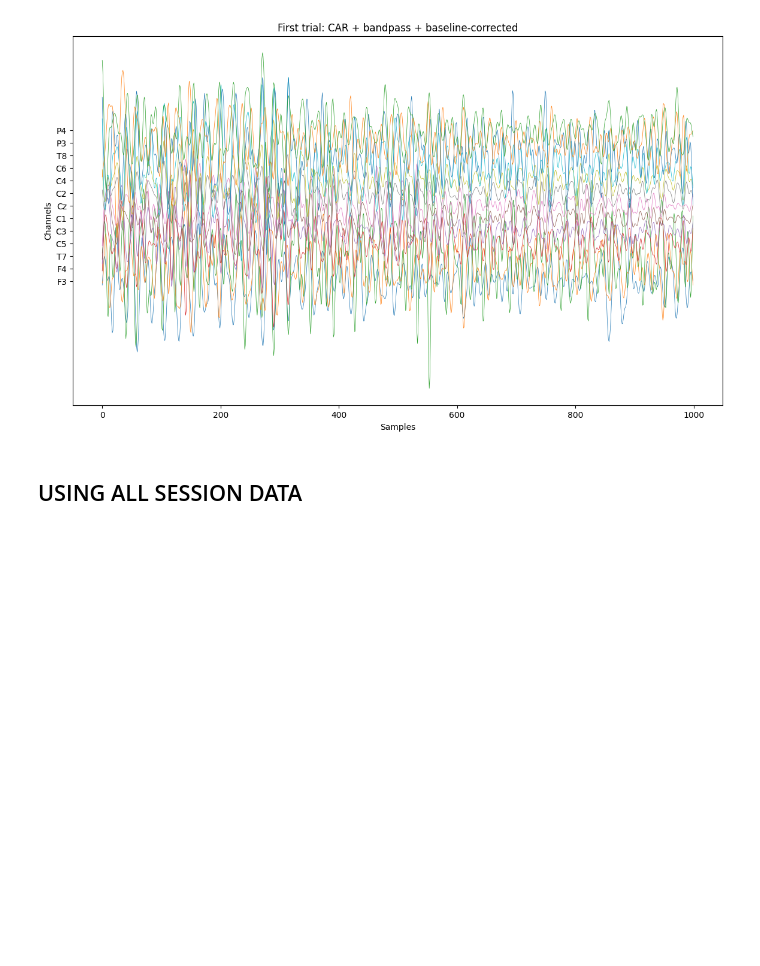
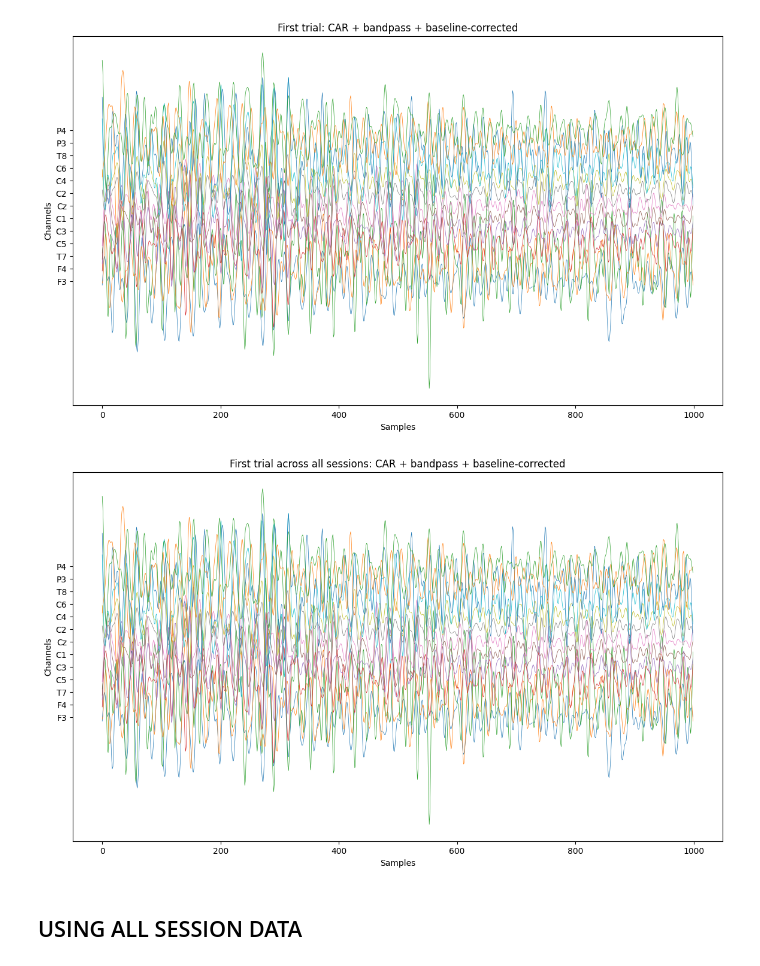
Before and after one commit to kkipngenokoech/MI, a Jupyter notebook: data_preprocessing.ipynb, the cells around one changed output. Drawn from its saved outputs; the diff is of its cells as text; code cells hidden in the pictures; blank space fills up the shorter version.

```diff
--- a/data_preprocessing.ipynb
+++ b/data_preprocessing.ipynb
@@ -208,6 +208,100 @@ plt.title("First trial: CAR + bandpass + baseline-corrected")
 plt.show()
 # %% [output]
 [figure]
+# %%
+import os
+import numpy as np
+import scipy.io as sio
+from scipy.signal import butter, filtfilt
+import matplotlib.pyplot as plt
+
+data_dirs = ["Session1", "Session2"]
+downsample = 4
+lowcut = 8
+highcut = 30
+baseline_window = (-2, 0)
+epoch_window = (-2, 2)
+
+active_labels = [
+    'F3','F4','Fc5','Fc3','Fc1','Fcz','Fc2','Fc4','Fc6',
+    'T7','C5','C3','C1','Cz','C2','C4','C6','T8',
+    'Cp5','Cp3','Cp1','Cpz','Cp2','Cp4','Cp6','P3','P4'
+]
+
+def bandpass(data, low, high, fs, order=4):
+    b, a = butter(order, [low/(fs/2), high/(fs/2)], btype='band')
+    return filtfilt(b, a, data, axis=1)
+
+all_epochs = []
+all_labels = []
+
+for data_dir in data_dirs:
+    files = sorted([f for f in os.listdir(data_dir) if f.endswith(".mat")])
+
+    for f in files:
+        matfile = os.path.join(data_dir, f)
+        run = sio.loadmat(matfile)["runData"][0, 0]
+
+        fs = int(run["fs"][0, 0])
+        X = run["allData"]
+        labels_array = run["label"]
+        labels = [str(l[0]) if isinstance(l, np.ndarray) else str(l) for l in labels_array.flatten()]
+
+        # Keep only active channels
+        active_idx = [i for i, l in enumerate(labels) if l in active_labels]
+        X = X[active_idx, :]
+        labels = [labels[i] for i in active_idx]
+        nch = len(active_idx)
+
+        # Filtering, downsampling, CAR
+        X_filt = bandpass(X, lowcut, highcut, fs)
+        X_ds = X_filt[:, ::downsample]
+        fs_new = fs / downsample
+        X_car = X_ds - X_ds.mean(axis=0, keepdims=True)
+
+        # Trial info
+        ts = run["trialStart"].flatten().astype(int)
+        targets = run["target"].flatten()
+        outcome = run["outcome"].flatten()
+
+        epoch_samples = int((epoch_window[1] - epoch_window[0]) * fs_new)
+
+        for i, s in enumerate(ts):
+            if outcome[i] == 0:
+                continue
+
+            start = int((s/fs + epoch_window[0]) * fs_new)
+            end   = start + epoch_samples
+            if start < 0 or end > X_car.shape[1]:
+                continue
+
+            epoch = X_car[:, start:end]
+            baseline_idx = (
+                int((baseline_window[0] - epoch_window[0]) * fs_new),
+                int((baseline_window[1] - epoch_window[0]) * fs_new)
+            )
+            epoch = epoch - epoch[:, baseline_idx[0]:baseline_idx[1]].mean(axis=1, keepdims=True)
+
+            all_epochs.append(epoch)
+            all_labels.append(targets[i])
+
+all_epochs = np.array(all_epochs)
+all_labels = np.array(all_labels)
+y_dl = all_labels - 1
+
+# Optional: plot first trial
+plt.figure(figsize=(14,8))
+scale = 2.0
+for i in range(nch):
+    y = all_epochs[0, i, :]
+    plt.plot(y + i*scale, linewidth=0.5)
+plt.yticks([i*scale for i in range(nch)], labels)
+plt.xlabel("Samples")
+plt.ylabel("Channels")
+plt.title("First trial across all sessions: CAR + bandpass + baseline-corrected")
+plt.show()
+# %% [output]
+[figure, added]
 # %% [markdown]
 ## USING ALL SESSION DATA
 # %%
```
Also changed, not shown: parts of 12 cells of this notebook.
